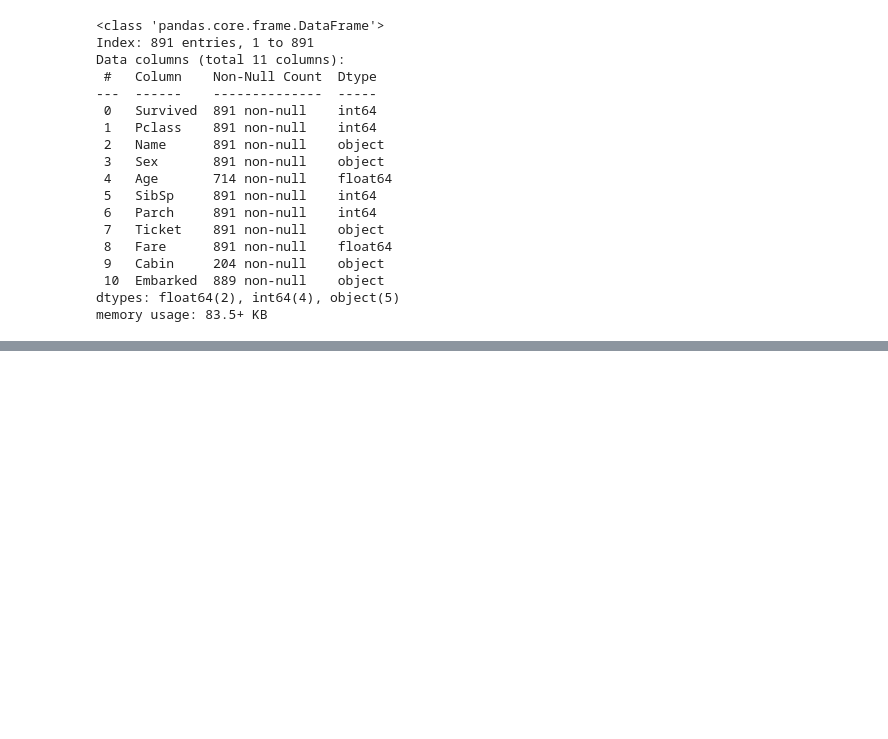
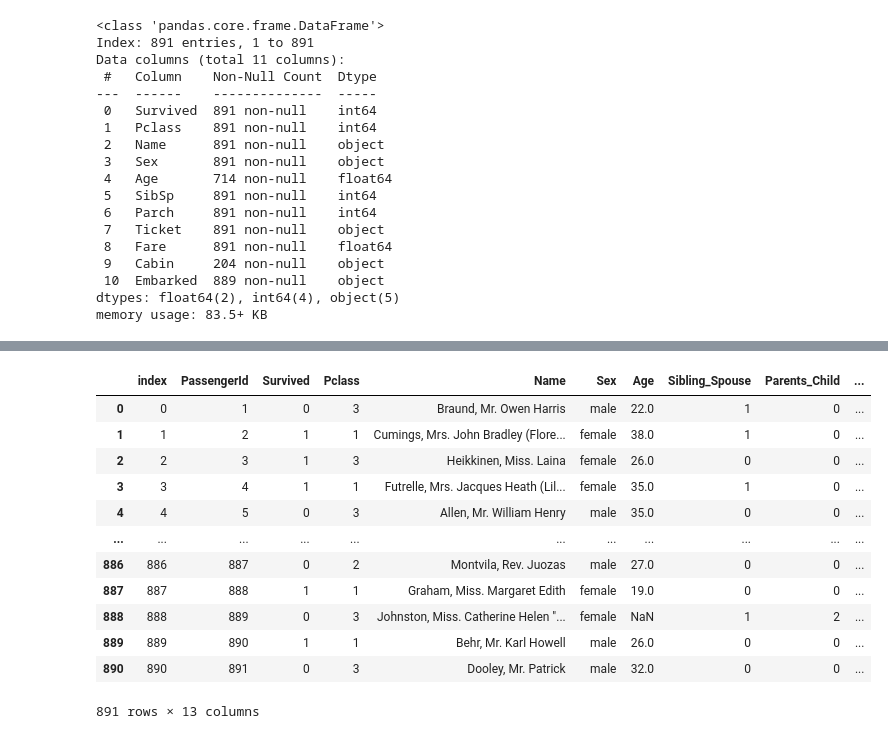
Before and after one commit to raunaktu/DataScience, a Jupyter notebook: Titanic.ipynb, the cells around one changed output, grey strips where cells are left out. Saved outputs shown, nothing was run; the diff lists cells and outputs as text; code cells hidden in the pictures; blank space fills up the shorter version.

Commit message:
Titanic data analysis with numpy and pandas

```diff
--- a/Titanic.ipynb
+++ b/Titanic.ipynb
@@ -326,0 +379,3 @@ memory usage: 83.5+ KB
+# %%
+#apply function to change the currency from pound to nrs
+df['Fare']=df['Fare'].apply(lambda x : x*178)
@@ -326,0 +415,4 @@ memory usage: 83.5+ KB
+# %%
+#inplace will completely override data
+#replacing full name of letters in embarked column
+df['Embarked'].replace({'S':'Southampton','C':'Cherbourg','Q':'Queenstown'}, inplace = True)
@@ -326,0 +428,3 @@ memory usage: 83.5+ KB
+# %%
+#Renaming the column SibSP and Parch
+df.rename(columns = {'SibSp':'Sibling_Spouse','Parch':'Parents_Child'}, inplace  = True)
@@ -326,0 +440,3 @@ memory usage: 83.5+ KB
+# %%
+#Renaming the column Fare and Embarked
+df.rename(columns = {'Fare':'Fare_Npr','Embarked':'Port'}, inplace  = True)
@@ -326,0 +452,17 @@ memory usage: 83.5+ KB
+# %%
+#Reset the index to default
+df.reset_index()
+# %% [output]
+|  | index | PassengerId | Survived | Pclass | Name | Sex | Age | Sibling_Spouse | Parents_Child | ... |
+| 0 | 0 | 1 | 0 | 3 | Braund, Mr. Owen Harris | male | 22.0 | 1 | 0 | ... |
+| 1 | 1 | 2 | 1 | 1 | Cumings, Mrs. John Bradley (Flore... | female | 38.0 | 1 | 0 | ... |
+| 2 | 2 | 3 | 1 | 3 | Heikkinen, Miss. Laina | female | 26.0 | 0 | 0 | ... |
+| 3 | 3 | 4 | 1 | 1 | Futrelle, Mrs. Jacques Heath (Lil... | female | 35.0 | 1 | 0 | ... |
+| 4 | 4 | 5 | 0 | 3 | Allen, Mr. William Henry | male | 35.0 | 0 | 0 | ... |
+| ... | ... | ... | ... | ... | ... | ... | ... | ... | ... | ... |
+| 886 | 886 | 887 | 0 | 2 | Montvila, Rev. Juozas | male | 27.0 | 0 | 0 | ... |
+| 887 | 887 | 888 | 1 | 1 | Graham, Miss. Margaret Edith | female | 19.0 | 0 | 0 | ... |
+| 888 | 888 | 889 | 0 | 3 | Johnston, Miss. Catherine Helen "... | female | NaN | 1 | 2 | ... |
+| 889 | 889 | 890 | 1 | 1 | Behr, Mr. Karl Howell | male | 26.0 | 0 | 0 | ... |
+| 890 | 890 | 891 | 0 | 3 | Dooley, Mr. Patrick | male | 32.0 | 0 | 0 | ... |
+891 rows × 13 columns
```
Also changed, not shown: parts of 40 cells of this notebook.
